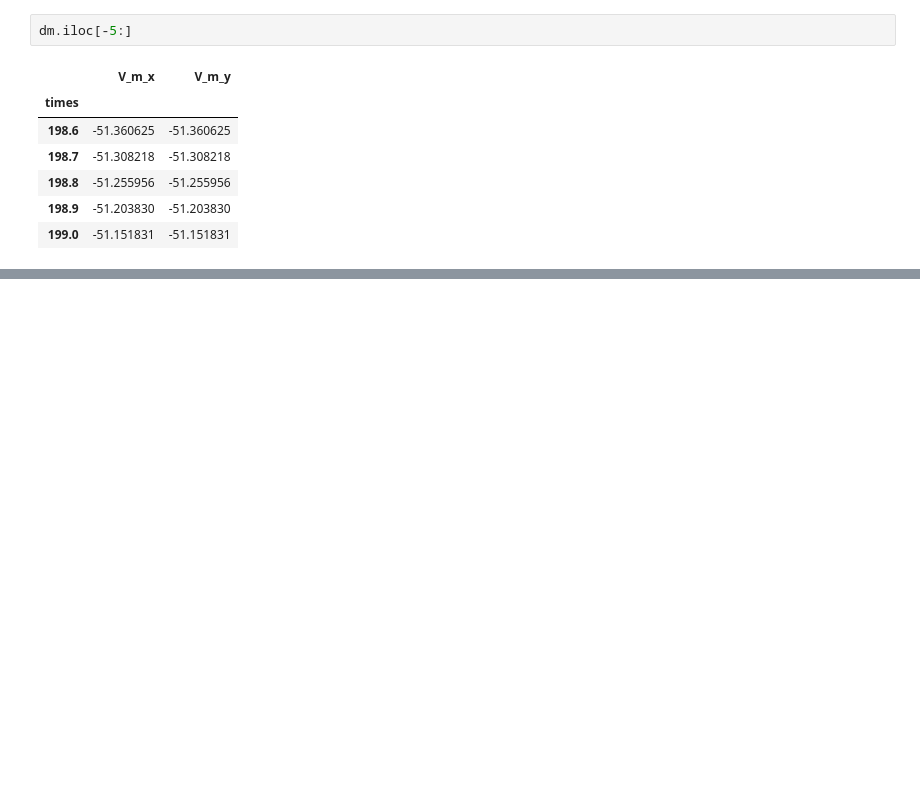
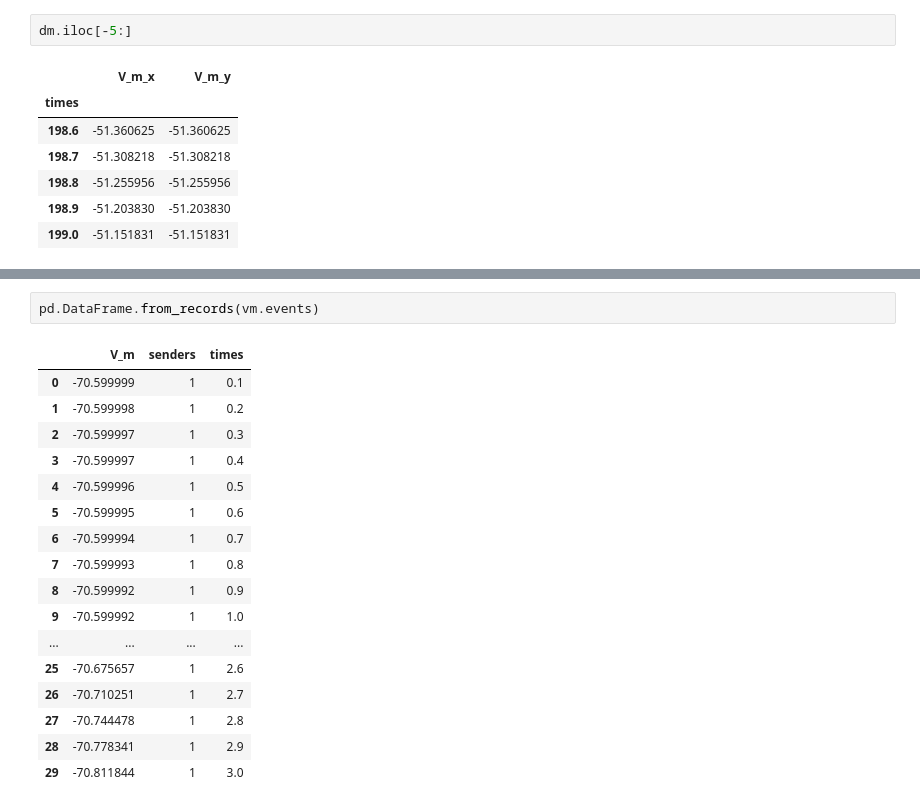
Before and after one commit to CSNG-MFF/nest-step-current-module, a Jupyter notebook: examples/step_current_demo.ipynb, the cells around one changed output, grey strips where cells are left out. Cells and saved outputs as stored; diff of their text form; blank space fills up the shorter version.

```diff
--- a/examples/step_current_demo.ipynb
+++ b/examples/step_current_demo.ipynb
@@ -116,0 +165,20 @@ dm.iloc[-5:]
+# %%
+pd.DataFrame.from_records(vm.events)
+# %% [output]
+|  | V_m | senders | times |
+| 0 | -70.599999 | 1 | 0.1 |
+| 1 | -70.599998 | 1 | 0.2 |
+| 2 | -70.599997 | 1 | 0.3 |
+| 3 | -70.599997 | 1 | 0.4 |
+| 4 | -70.599996 | 1 | 0.5 |
+| 5 | -70.599995 | 1 | 0.6 |
+| 6 | -70.599994 | 1 | 0.7 |
+| 7 | -70.599993 | 1 | 0.8 |
+| 8 | -70.599992 | 1 | 0.9 |
+| 9 | -70.599992 | 1 | 1.0 |
+| ... | ... | ... | ... |
+| 25 | -70.675657 | 1 | 2.6 |
+| 26 | -70.710251 | 1 | 2.7 |
+| 27 | -70.744478 | 1 | 2.8 |
+| 28 | -70.778341 | 1 | 2.9 |
+| 29 | -70.811844 | 1 | 3.0 |
```
Also changed, not shown: parts of 9 cells of this notebook, 2 other files.
